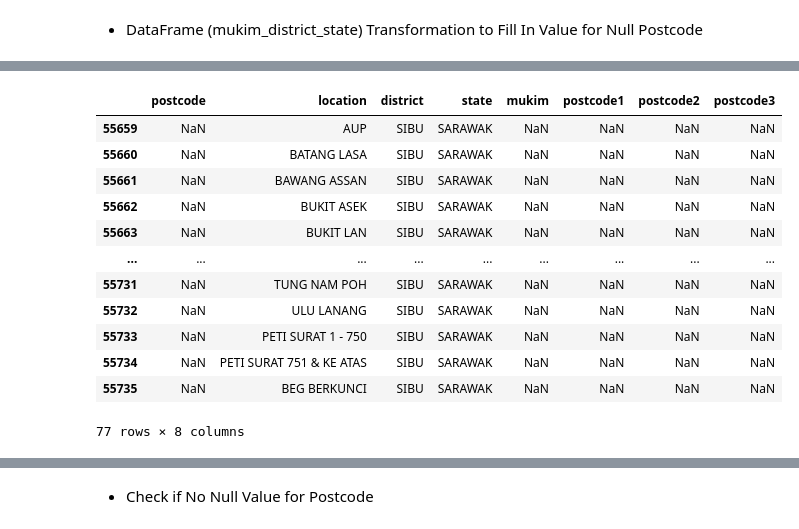
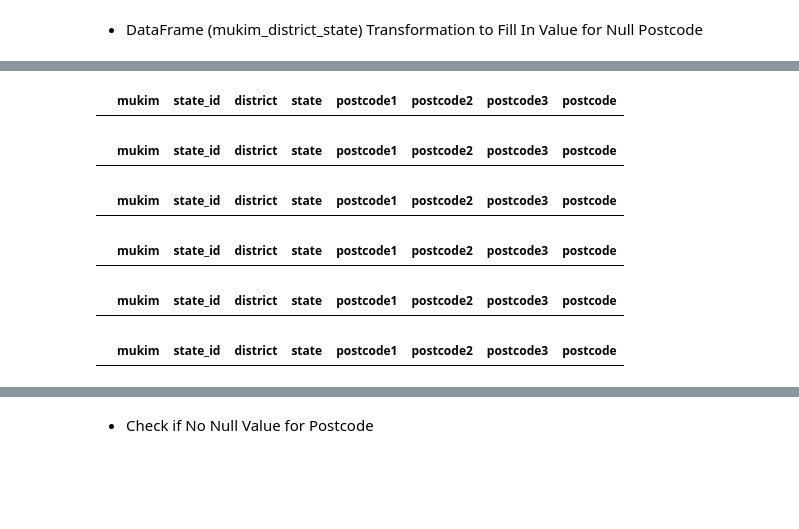
Before and after one commit to izardy/malaysia-postcode-mapper, a Jupyter notebook: notebook/data-prep.ipynb, the cells around one changed output, grey strips where cells are left out. Saved outputs shown, nothing was run; the diff lists cells and outputs as text; code cells hidden in the pictures; blank space fills up the shorter version.

```diff
--- a/notebook/data-prep.ipynb
+++ b/notebook/data-prep.ipynb
@@ -453,0 +457,4 @@ mukim_district_state
+# %%
+mukim_district_state=pd.read_csv('../data_preprocessed/prep1.csv',dtype=str)
+mukim_district_state
+#mukim_district_state
@@ -455,7 +476,7 @@ mukim_district_state
 - Extract Postcode Value by Priority (1,2,3)
 # %%
 mukim_district_state['postcode']=mukim_district_state['postcode1']
-mukim_district_state['postcode']=np.where(mukim_district_state['postcode']=='',mukim_district_state['postcode2'],mukim_district_state['postcode'])
-mukim_district_state['postcode']=np.where(mukim_district_state['postcode']=='',mukim_district_state['postcode3'],mukim_district_state['postcode'])
+mukim_district_state['postcode']=np.where(mukim_district_state['postcode'].isnull(),mukim_district_state['postcode2'],mukim_district_state['postcode'])
+mukim_district_state['postcode']=np.where(mukim_district_state['postcode'].isnull(),mukim_district_state['postcode3'],mukim_district_state['postcode'])
 mukim_district_state
 # %% [output]
@@ -477,4 +495,0 @@ mukim_district_state.to_csv('./preprocessed/prep0.csv',index=False)
-# %%
-mukim_district_state=pd.read_csv('../preprocessed/prep0.csv',dtype=str)
-mukim_district_state
-#mukim_district_state
@@ -1469,6 +1454,7 @@ mukim_district_state['postcode']=np.where((mukim_district_state['postcode'].isnu
 mukim_district_state['postcode']=np.where((mukim_district_state['postcode'].isnull())&(mukim_district_state['mukim']=='BANDAR TIANG BEKAP')&(mukim_district_state['state']=='SARAWAK')&(mukim_district_state['district']=='KUCHING'), '93010', mukim_district_state['postcode'])
 mukim_district_state['postcode']=np.where((mukim_district_state['postcode'].isnull())&(mukim_district_state['mukim']=='BANDAR TAPAH')&(mukim_district_state['state']=='SARAWAK')&(mukim_district_state['district']=='KUCHING'), '94200', mukim_district_state['postcode'])
 mukim_district_state['postcode']=np.where((mukim_district_state['postcode'].isnull())&(mukim_district_state['mukim']=='BANDAR SIBURAN')&(mukim_district_state['state']=='SARAWAK')&(mukim_district_state['district']=='KUCHING'), '94200', mukim_district_state['postcode'])
+
 
 # sri aman
 '''
@@ -1693,48 +1679,36 @@ mukim_district_state['postcode']=np.where((mukim_district_state['postcode'].isnu
 mukim_district_state['postcode']=np.where((mukim_district_state['postcode'].isnull())&(mukim_district_state['mukim']=='BANDAR SUNGAI PALAH')&(mukim_district_state['district']=='SAMARAHAN'), '94700', mukim_district_state['postcode'])
 mukim_district_state['postcode']=np.where((mukim_district_state['postcode'].isnull())&(mukim_district_state['mukim']=='BANDAR TEDEBU')&(mukim_district_state['district']=='SAMARAHAN'), '94760', mukim_district_state['postcode'])
 mukim_district_state['postcode']=np.where((mukim_district_state['postcode'].isnull())&(mukim_district_state['mukim']=='BANDAR BALAI RINGIN')&(mukim_district_state['district']=='SAMARAHAN'), '94700', mukim_district_state['postcode'])
 mukim_district_state['postcode']=np.where((mukim_district_state['postcode'].isnull())&(mukim_district_state['mukim']=='BANDAR TAMBIRAT')&(mukim_district_state['district']=='SAMARAHAN'), '94600', mukim_district_state['postcode'])
 mukim_district_state['postcode']=np.where((mukim_district_state['postcode'].isnull())&(mukim_district_state['mukim']=='BANDAR SIMUJAN')&(mukim_district_state['district']=='SAMARAHAN'), '94700', mukim_district_state['postcode'])
 mukim_district_state['postcode']=np.where((mukim_district_state['postcode'].isnull())&(mukim_district_state['mukim']=='BANDAR TEBELU')&(mukim_district_state['district']=='SAMARAHAN'), '94850', mukim_district_state['postcode'])
 mukim_district_state['postcode']=np.where((mukim_district_state['postcode'].isnull())&(mukim_district_state['mukim']=='BANDAR TERBAT')&(mukim_district_state['district']=='SAMARAHAN'), '94700', mukim_district_state['postcode'])
 
 '''
 mukim_district_state['postcode']=np.where((mukim_district_state['postcode'].isnull())&(mukim_district_state['mukim']=='LESONG')&(mukim_district_state['state']=='SARAWAK')&(mukim_district_state['district']=='SAMARAHAN'), '', mukim_district_state['postcode'])
 mukim_district_state['postcode']=np.where((mukim_district_state['postcode'].isnull())&(mukim_district_state['mukim']=='KAYAN')&(mukim_district_state['state']=='SARAWAK')&(mukim_district_state['district']=='SAMARAHAN'), '', mukim_district_state['postcode'])
 mukim_district_state['postcode']=np.where((mukim_district_state['postcode'].isnull())&(mukim_district_state['mukim']=='MUARA TUANG')&(mukim_district_state['state']=='SARAWAK')&(mukim_district_state['district']=='SAMARAHAN'), '', mukim_district_state['postcode'])
 mukim_district_state['postcode']=np.where((mukim_district_state['postcode'].isnull())&(mukim_district_state['mukim']=='BUKAR-SADONG')&(mukim_district_state['state']=='SARAWAK')&(mukim_district_state['district']=='SAMARAHAN'), '', mukim_district_state['postcode'])
 mukim_district_state['postcode']=np.where((mukim_district_state['postcode'].isnull())&(mukim_district_state['mukim']=='SUNGAI KEDUP')&(mukim_district_state['state']=='SARAWAK')&(mukim_district_state['district']=='SAMARAHAN'), '', mukim_district_state['postcode'])
 mukim_district_state['postcode']=np.where((mukim_district_state['postcode'].isnull())&(mukim_district_state['mukim']=='SEDILU-GEDONG')&(mukim_district_state['state']=='SARAWAK')&(mukim_district_state['district']=='SAMARAHAN'), '', mukim_district_state['postcode'])
 mukim_district_state['postcode']=np.where((mukim_district_state['postcode'].isnull())&(mukim_district_state['mukim']=='SADONG')&(mukim_district_state['state']=='SARAWAK')&(mukim_district_state['district']=='SAMARAHAN'), '', mukim_district_state['postcode'])
 mukim_district_state['postcode']=np.where((mukim_district_state['postcode'].isnull())&(mukim_district_state['mukim']=='SEBANGAN-KEPAYAN')&(mukim_district_state['state']=='SARAWAK')&(mukim_district_state['district']=='SAMARAHAN'), '', mukim_district_state['postcode'])
 mukim_district_state['postcode']=np.where((mukim_district_state['postcode'].isnull())&(mukim_district_state['mukim']=='BANDAR SEBUYAU')&(mukim_district_state['state']=='SARAWAK')&(mukim_district_state['district']=='SAMARAHAN'), '', mukim_district_state['postcode'])
 mukim_district_state['postcode']=np.where((mukim_district_state['postcode'].isnull())&(mukim_district_state['mukim']=='BATU 29, JALAN SIMANGGANG')&(mukim_district_state['state']=='SARAWAK')&(mukim_district_state['district']=='SAMARAHAN'), '', mukim_district_state['postcode'])
 mukim_district_state['postcode']=np.where((mukim_district_state['postcode'].isnull())&(mukim_district_state['mukim']=='BATU 32, JALAN SIMANGGANG')&(mukim_district_state['state']=='SARAWAK')&(mukim_district_state['district']=='SAMARAHAN'), '', mukim_district_state['postcode'])
 mukim_district_state['postcode']=np.where((mukim_district_state['postcode'].isnull())&(mukim_district_state['mukim']=='BATU 34+, JALAN SIMANGGANG')&(mukim_district_state['state']=='SARAWAK')&(mukim_district_state['district']=='SAMARAHAN'), '', mukim_district_state['postcode'])
 mukim_district_state['postcode']=np.where((mukim_district_state['postcode'].isnull())&(mukim_district_state['mukim']=='BANDAR SERIAN')&(mukim_district_state['state']=='SARAWAK')&(mukim_district_state['district']=='SAMARAHAN'), '', mukim_district_state['postcode'])
 mukim_district_state['postcode']=np.where((mukim_district_state['postcode'].isnull())&(mukim_district_state['mukim']=='BANDAR TEBAKANG')&(mukim_district_state['state']=='SARAWAK')&(mukim_district_state['district']=='SAMARAHAN'), '', mukim_district_state['postcode'])
 mukim_district_state['postcode']=np.where((mukim_district_state['postcode'].isnull())&(mukim_district_state['mukim']=='BANDAR MUARA MONGKOS')&(mukim_district_state['state']=='SARAWAK')&(mukim_district_state['district']=='SAMARAHAN'), '', mukim_district_state['postcode'])
 mukim_district_state['postcode']=np.where((mukim_district_state['postcode'].isnull())&(mukim_district_state['mukim']=='BANDAR MUARA TUANG')&(mukim_district_state['state']=='SARAWAK')&(mukim_district_state['district']=='SAMARAHAN'), '', mukim_district_state['postcode'])
 mukim_district_state['postcode']=np.where((mukim_district_state['postcode'].isnull())&(mukim_district_state['mukim']=='BANDAR GEDONG')&(mukim_district_state['state']=='SARAWAK')&(mukim_district_state['district']=='SAMARAHAN'), '', mukim_district_state['postcode'])
 mukim_district_state['postcode']=np.where((mukim_district_state['postcode'].isnull())&(mukim_district_state['mukim']=='BANDAR SEBANGAN')&(mukim_district_state['state']=='SARAWAK')&(mukim_district_state['district']=='SAMARAHAN'), '', mukim_district_state['postcode'])
 
 '''
-
-mukim_district_state[(mukim_district_state['postcode'].isnull())&(mukim_district_state['state']=='SARAWAK')&(mukim_district_state['district']=='SIBU')]
+mukim_district_state[(mukim_district_state['postcode'].isnull())&(mukim_district_state['state']=='SARAWAK')]
+#mukim_district_state[(mukim_district_state['postcode'].isnull())&(mukim_district_state['state']=='SARAWAK')&(mukim_district_state['district']=='SIBU')]
 # %% [output]
-|  | postcode | location | district | state | mukim | postcode1 | postcode2 | postcode3 |
-| 55659 | NaN | AUP | SIBU | SARAWAK | NaN | NaN | NaN | NaN |
-| 55660 | NaN | BATANG LASA | SIBU | SARAWAK | NaN | NaN | NaN | NaN |
-| 55661 | NaN | BAWANG ASSAN | SIBU | SARAWAK | NaN | NaN | NaN | NaN |
-| 55662 | NaN | BUKIT ASEK | SIBU | SARAWAK | NaN | NaN | NaN | NaN |
-| 55663 | NaN | BUKIT LAN | SIBU | SARAWAK | NaN | NaN | NaN | NaN |
-| ... | ... | ... | ... | ... | ... | ... | ... | ... |
-| 55731 | NaN | TUNG NAM POH | SIBU | SARAWAK | NaN | NaN | NaN | NaN |
-| 55732 | NaN | ULU LANANG | SIBU | SARAWAK | NaN | NaN | NaN | NaN |
-| 55733 | NaN | PETI SURAT 1 - 750 | SIBU | SARAWAK | NaN | NaN | NaN | NaN |
-| 55734 | NaN | PETI SURAT 751 & KE ATAS | SIBU | SARAWAK | NaN | NaN | NaN | NaN |
-| 55735 | NaN | BEG BERKUNCI | SIBU | SARAWAK | NaN | NaN | NaN | NaN |
+|  | mukim | state_id | district | state | postcode1 | postcode2 | postcode3 | postcode |
-77 rows × 8 columns
 # %%
 #mukim_district_state[(mukim_district_state['postcode'].isnull())&(mukim_district_state['state']=='KELANTAN')]
 
@@ -1753,6 +1727,8 @@ mukim_district_state['postcode']=np.where((mukim_district_state['postcode'].isnu
 mukim_district_state['postcode']=np.where((mukim_district_state['postcode'].isnull())&(mukim_district_state['mukim']=='BANDAR KUALA KRAI')&(mukim_district_state['district']=='KUALA KRAI'), '18000', mukim_district_state['postcode'])
 
 mukim_district_state[(mukim_district_state['postcode'].isnull())&(mukim_district_state['state']=='KELANTAN')]
+# %% [output]
+|  | mukim | state_id | district | state | postcode1 | postcode2 | postcode3 | postcode |
 # %%
 #mukim_district_state[(mukim_district_state['postcode'].isnull())&(mukim_district_state['state']=='MELAKA')]
 mukim_district_state['postcode']=np.where((mukim_district_state['postcode'].isnull())&(mukim_district_state['mukim']=='ALAI')&(mukim_district_state['district']=='MELAKA TENGAH'), '75460', mukim_district_state['postcode'])
@@ -1881,6 +1857,8 @@ mukim_district_state['postcode']=np.where((mukim_district_state['postcode'].isnu
 
 
 mukim_district_state[(mukim_district_state['postcode'].isnull())&(mukim_district_state['state']=='MELAKA')&(mukim_district_state['district']=='MELAKA TENGAH')]
+# %% [output]
+|  | mukim | state_id | district | state | postcode1 | postcode2 | postcode3 | postcode |
 # %%
 #mukim_district_state[(mukim_district_state['postcode'].isnull())&(mukim_district_state['state']=='NEGERI SEMBILAN')]
 
@@ -2080,6 +2058,8 @@ mukim_district_state['postcode']=np.where((mukim_district_state['postcode'].isnu
 
 
 mukim_district_state[(mukim_district_state['postcode'].isnull())&(mukim_district_state['state']=='NEGERI SEMBILAN')&(mukim_district_state['district']=='JEMPOL')]
+# %% [output]
+|  | mukim | state_id | district | state | postcode1 | postcode2 | postcode3 | postcode |
 # %%
 #mukim_district_state[(mukim_district_state['postcode'].isnull())&(mukim_district_state['state']=='JOHOR')]
 
@@ -2260,6 +2240,8 @@ mukim_district_state['postcode']=np.where((mukim_district_state['postcode'].isnu
 '''
 
 mukim_district_state[(mukim_district_state['postcode'].isnull())&(mukim_district_state['state']=='JOHOR')&(mukim_district_state['district']=='LEDANG')]
+# %% [output]
+|  | mukim | state_id | district | state | postcode1 | postcode2 | postcode3 | postcode |
 # %%
 #mukim_district_state[(mukim_district_state['postcode'].isnull())&(mukim_district_state['state']=='TERENGGANU')]
 
@@ -2399,6 +2381,8 @@ mukim_district_state['postcode']=np.where((mukim_district_state['postcode'].isnu
 
 
 mukim_district_state[(mukim_district_state['postcode'].isnull())&(mukim_district_state['state']=='TERENGGANU')&(mukim_district_state['district']=='KEMAMAN')]
+# %% [output]
+|  | mukim | state_id | district | state | postcode1 | postcode2 | postcode3 | postcode |
 # %%
 #mukim_district_state[(mukim_district_state['postcode'].isnull())&(mukim_district_state['state']=='PAHANG')]
 
```
Also changed, not shown: parts of 29 cells of this notebook, 4 other files.
